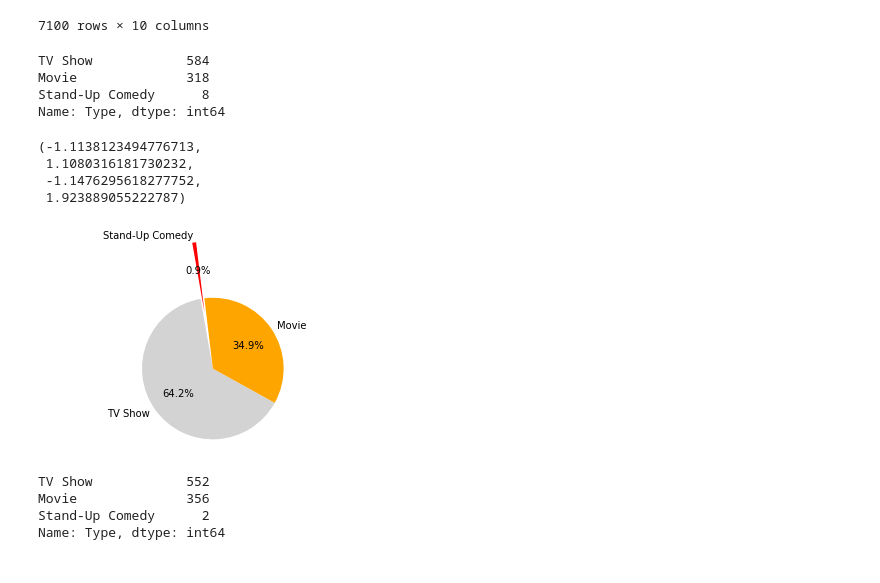
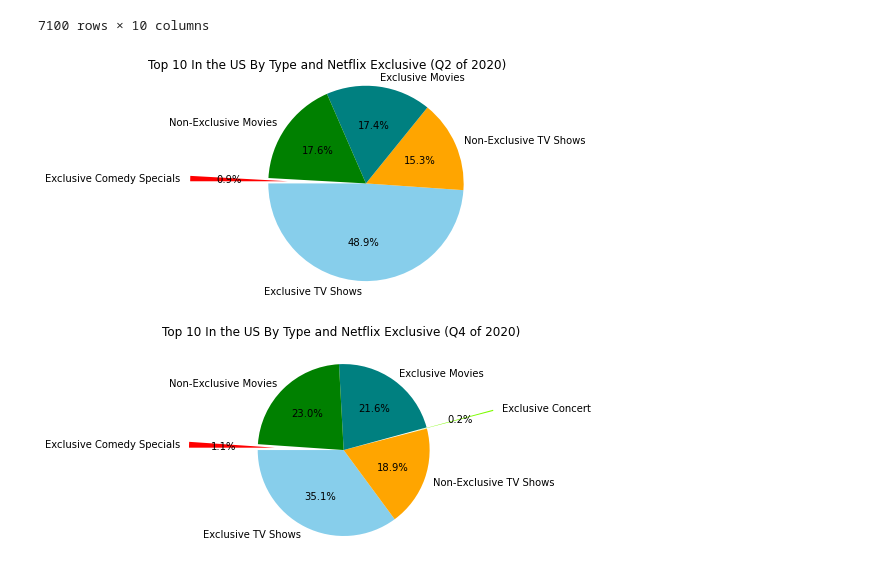
Before and after one commit to Costilrt/The-First-Project, a Jupyter notebook: Netflix_Top_10_derek.ipynb, the cells around one changed output. Saved outputs shown, nothing was run; the diff lists cells and outputs as text; code cells hidden in the pictures.

```diff
--- a/Netflix_Top_10_derek.ipynb
+++ b/Netflix_Top_10_derek.ipynb
@@ -41,11 +43,5 @@ netflix_df
 | 7099 | 2022-03-11 | 10 | 10 | - | Shrek | Movie | No | ... |
 7100 rows × 10 columns
 # %%
+# filtering the data to only pull the information for the 2nd quarter of 2020
 q2_2020 = netflix_df.loc[(netflix_df["As of"] >= "2020-04-01") & (netflix_df["As of"] <= "2020-06-30")]
-count = q2_2020["Type"].value_counts()
-count
-# %% [output]
-TV Show            584
-Movie              318
-Stand-Up Comedy      8
-Name: Type, dtype: int64
@@ -57,9 +48,23 @@ explode = (0, 0, 0.8)
-# %%
-plt.pie(q2_2020_count, explode=explode, labels=q2_2020_list, colors=colors, autopct="%1.1f%%", startangle=100)
-plt.axis("equal")
-# %% [output]
-(-1.1138123494776713,
- 1.1080316181730232,
- -1.1476295618277752,
- 1.923889055222787)
-[figure, removed]
+# %%
+# creating variables to hold the numerical values that will be incorporated into the pie chart
+q220_exclusive_tv = q2_2020.loc[(q2_2020["Netflix Exclusive"] == "Yes") & (q2_2020["Type"] == "TV Show")]["Netflix Exclusive"].count()
+q220_non_exclusive_tv = q2_2020.loc[(q2_2020["Netflix Exclusive"] == "No") & (q2_2020["Type"] == "TV Show")]["Netflix Exclusive"].count()
+q220_exclusive_movie = q2_2020.loc[(q2_2020["Netflix Exclusive"] == "Yes") & (q2_2020["Type"] == "Movie")]["Netflix Exclusive"].count()
+q220_non_exclusive_movie = q2_2020.loc[(q2_2020["Netflix Exclusive"] == "No") & (q2_2020["Type"] == "Movie")]["Netflix Exclusive"].count()
+q220_exclusive_comedy = q2_2020.loc[(q2_2020["Netflix Exclusive"] == "Yes") & (q2_2020["Type"] == "Stand-Up Comedy")]["Netflix Exclusive"].count()
+
+# creating variables to hold the information that will be used to create the pie chart
+q220_exclusive_list = [q220_exclusive_tv, q220_non_exclusive_tv, q220_exclusive_movie, q220_non_exclusive_movie,
+                  q220_exclusive_comedy]
+q220_exclusive_names = ["Exclusive TV Shows", "Non-Exclusive TV Shows", "Exclusive Movies",
+                        "Non-Exclusive Movies", "Exclusive Comedy Specials"]
+colors = ["skyblue", "orange", "teal", "green", "red"]
+explode = (0, 0, 0, 0, 0.8)
+
+# creating the pie chart using the variables previously created. Also, printing the image to the folder to use in powerpoint
+plt.pie(q220_exclusive_list, explode=explode, labels=q220_exclusive_names, colors=colors, autopct="%1.1f%%", startangle=180)
+plt.title("Top 10 In the US By Type and Netflix Exclusive (Q2 of 2020)")
+plt.axis("equal")
+plt.savefig("C:\\Users\\Derek\\Desktop\\The-First-Project\\q22020-pie.png", bbox_inches='tight')
+# %% [output]
+[figure, added]
@@ -66,9 +74,27 @@ plt.axis("equal")
+# %%
+# creating variables to hold the numerical values that will be incorporated into the pie chart
+q420_exclusive_tv = q4_2020.loc[(q4_2020["Netflix Exclusive"] == "Yes") & (q4_2020["Type"] == "TV Show")]["Netflix Exclusive"].count()
+q420_non_exclusive_tv = q4_2020.loc[(q4_2020["Netflix Exclusive"] == "No") & (q4_2020["Type"] == "TV Show")]["Netflix Exclusive"].count()
+q420_exclusive_movie = q4_2020.loc[(q4_2020["Netflix Exclusive"] == "Yes") & (q4_2020["Type"] == "Movie")]["Netflix Exclusive"].count()
+q420_non_exclusive_movie = q4_2020.loc[(q4_2020["Netflix Exclusive"] == "No") & (q4_2020["Type"] == "Movie")]["Netflix Exclusive"].count()
+q420_exclusive_comedy = q4_2020.loc[(q4_2020["Netflix Exclusive"] == "Yes") & (q4_2020["Type"] == "Stand-Up Comedy")]["Netflix Exclusive"].count()
+q420_exclusive_concert = q4_2020.loc[(q4_2020["Netflix Exclusive"] == "Yes") & (q4_2020["Type"] == "Concert/Perf…")]["Netflix Exclusive"].count()
+
+# creating variables to hold the information that will be used to create the pie chart
+q420_exclusive_list = [q420_exclusive_tv, q420_non_exclusive_tv, q420_exclusive_concert, q420_exclusive_movie, q420_non_exclusive_movie,
+                       q420_exclusive_comedy]
+q420_exclusive_names= ["Exclusive TV Shows", "Non-Exclusive TV Shows", "Exclusive Concert",
+                       "Exclusive Movies", "Non-Exclusive Movies", "Exclusive Comedy Specials"]
+q420_colors = ["skyblue", "orange", "lawngreen", "teal", "green", "red"]
+explode = (0, 0, 0.8, 0, 0, 0.8)
+
+# creating the pie chart using the variables previously created. Also, printing the image to the folder to use in powerpoint
+plt.pie(q420_exclusive_list, explode=explode, labels=q420_exclusive_names, colors=q420_colors, autopct="%1.1f%%", startangle=180)
+plt.title("Top 10 In the US By Type and Netflix Exclusive (Q4 of 2020)")
+plt.axis("equal")
+plt.savefig("C:\\Users\\Derek\\Desktop\\The-First-Project\\q42020-pie.png", bbox_inches='tight')
+# %% [output]
+[figure, added]
 # %%
+# filtering the data to only pull the information for the 2nd quarter of 2021
 q2_2021 = netflix_df.loc[(netflix_df["As of"] >= "2021-04-01") & (netflix_df["As of"] <= "2021-06-30")]
-count2 = q2_2021["Type"].value_counts()
-count2
-# %% [output]
-TV Show            552
-Movie              356
-Stand-Up Comedy      2
-Name: Type, dtype: int64
```
Also changed, not shown: parts of 18 cells of this notebook.
